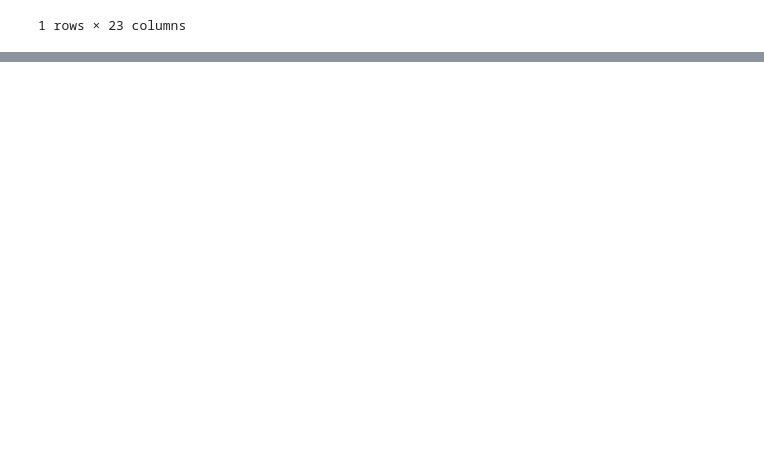
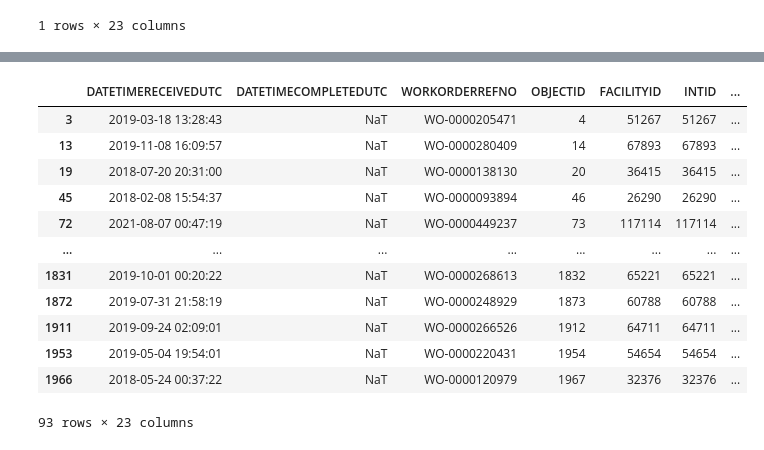
Before and after one commit to DerikVo/San_Jose_illegal_Dumping, a Jupyter notebook: src/explore_file.ipynb, the cells around one changed output, grey strips where cells are left out. Saved outputs shown, nothing was run; the diff lists cells and outputs as text; code cells hidden in the pictures; blank space fills up the shorter version.

```diff
--- a/src/explore_file.ipynb
+++ b/src/explore_file.ipynb
@@ -79,3 +79,22 @@ pd.DataFrame(req.json()['features'][0]).iloc[:-2, :1].transpose()
 |  | DATETIMERECEIVEDUTC | DATETIMECOMPLETEDUTC | WORKORDERREFNO | OBJECTID | FACILITYID | INTID | ... |
 | attributes | 1590721500000 | 1590726000000 | WO-0000341544 | 1 | 83900 | 83900 | ... |
 1 rows × 23 columns
+# %%
+url = 'https://geo.sanjoseca.gov/server/rest/services/OPN/OPN_OpenDataService/MapServer/458/query?where=1%3D1&outFields=*&outSR=4326&f=json'
+req = requests.get(url)
+    #sj = req.json()
+req.status_code
+result_entries = []
+
+for response in req.json()['features']:
+        # Create a DataFrame with the first column and exclude the last two rows
+    entry = pd.DataFrame(response).iloc[:-2, :1].transpose()
+
+        # Append the transposed entry to the result_entries list
+    result_entries.append(entry)
+
+    # Concatenate all entries into a single DataFrame
+df = pd.concat(result_entries, ignore_index=True)
+
+    # Reset the index of the final result_df
+df.reset_index(drop=True, inplace=True)
@@ -128,0 +174,16 @@ df.to_csv('../data/illegal_dumping.csv')
+# %%
+df[df['DATETIMECOMPLETEDUTC'].isna()]
+# %% [output]
+|  | DATETIMERECEIVEDUTC | DATETIMECOMPLETEDUTC | WORKORDERREFNO | OBJECTID | FACILITYID | INTID | ... |
+| 3 | 2019-03-18 13:28:43 | NaT | WO-0000205471 | 4 | 51267 | 51267 | ... |
+| 13 | 2019-11-08 16:09:57 | NaT | WO-0000280409 | 14 | 67893 | 67893 | ... |
+| 19 | 2018-07-20 20:31:00 | NaT | WO-0000138130 | 20 | 36415 | 36415 | ... |
+| 45 | 2018-02-08 15:54:37 | NaT | WO-0000093894 | 46 | 26290 | 26290 | ... |
+| 72 | 2021-08-07 00:47:19 | NaT | WO-0000449237 | 73 | 117114 | 117114 | ... |
+| ... | ... | ... | ... | ... | ... | ... | ... |
+| 1831 | 2019-10-01 00:20:22 | NaT | WO-0000268613 | 1832 | 65221 | 65221 | ... |
+| 1872 | 2019-07-31 21:58:19 | NaT | WO-0000248929 | 1873 | 60788 | 60788 | ... |
+| 1911 | 2019-09-24 02:09:01 | NaT | WO-0000266526 | 1912 | 64711 | 64711 | ... |
+| 1953 | 2019-05-04 19:54:01 | NaT | WO-0000220431 | 1954 | 54654 | 54654 | ... |
+| 1966 | 2018-05-24 00:37:22 | NaT | WO-0000120979 | 1967 | 32376 | 32376 | ... |
+93 rows × 23 columns
```
Also changed, not shown: parts of 11 cells of this notebook, 2 other files.
